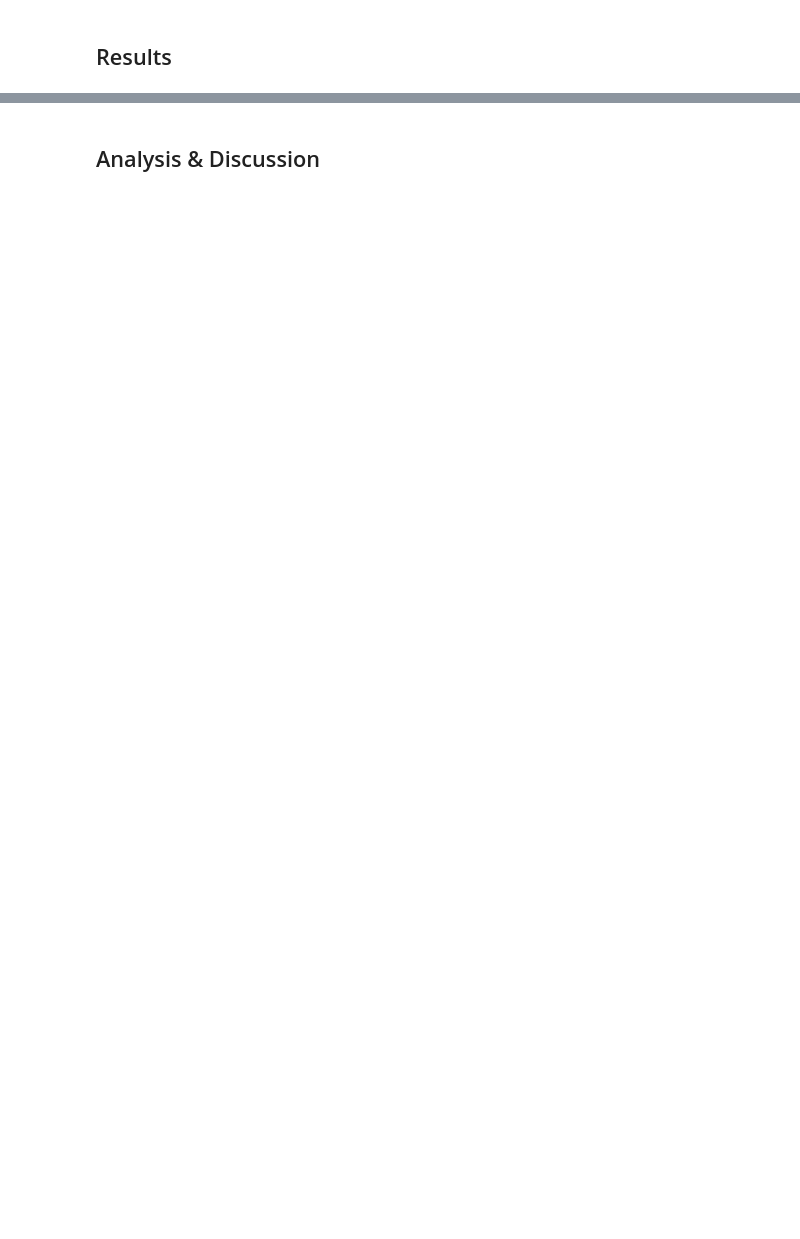
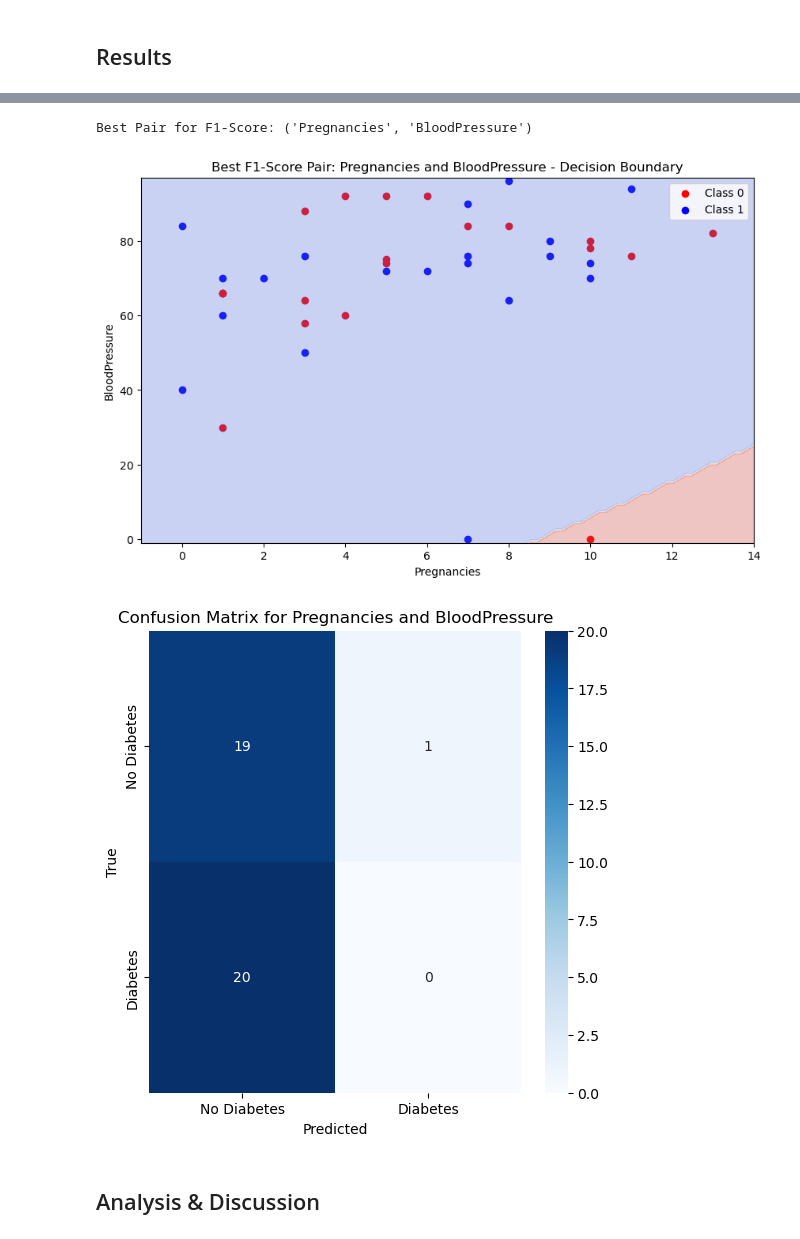
Before and after one commit to arr11-rice/cmor-438-project, a Jupyter notebook: 1. Supervised Learning/1. Perceptron/perceptron.ipynb, the cells around one changed output, grey strips where cells are left out. Drawn from its saved outputs; the diff is of its cells as text; code cells hidden in the pictures; blank space fills up the shorter version.

```diff
--- a/1. Supervised Learning/1. Perceptron/perceptron.ipynb
+++ b/1. Supervised Learning/1. Perceptron/perceptron.ipynb
@@ -29,2 +264,13 @@ print(df.head())
+# %%
+# Plot the decision boundary and confusion matrix for the best F1 pair
+print(f"Best Pair for F1-Score: {best_f1_pair}")
+X_scaled, y_scaled = filtering(best_f1_pair[0], best_f1_pair[1], df)
+perceptron = Perceptron(input_dim=2, learning_rate=0.1)
+perceptron.fit(X_scaled, y_scaled)
+plot_decision_boundary_and_confusion_matrix(X_scaled, y_scaled, perceptron, best_f1_pair, 'F1-Score')
+# %% [output]
+Best Pair for F1-Score: ('Pregnancies', 'BloodPressure')
+[figure, added]
+[figure, added]
 # %% [markdown]
 ## Analysis & Discussion
```
Also changed, not shown: parts of 22 cells of this notebook, 3 other files.
